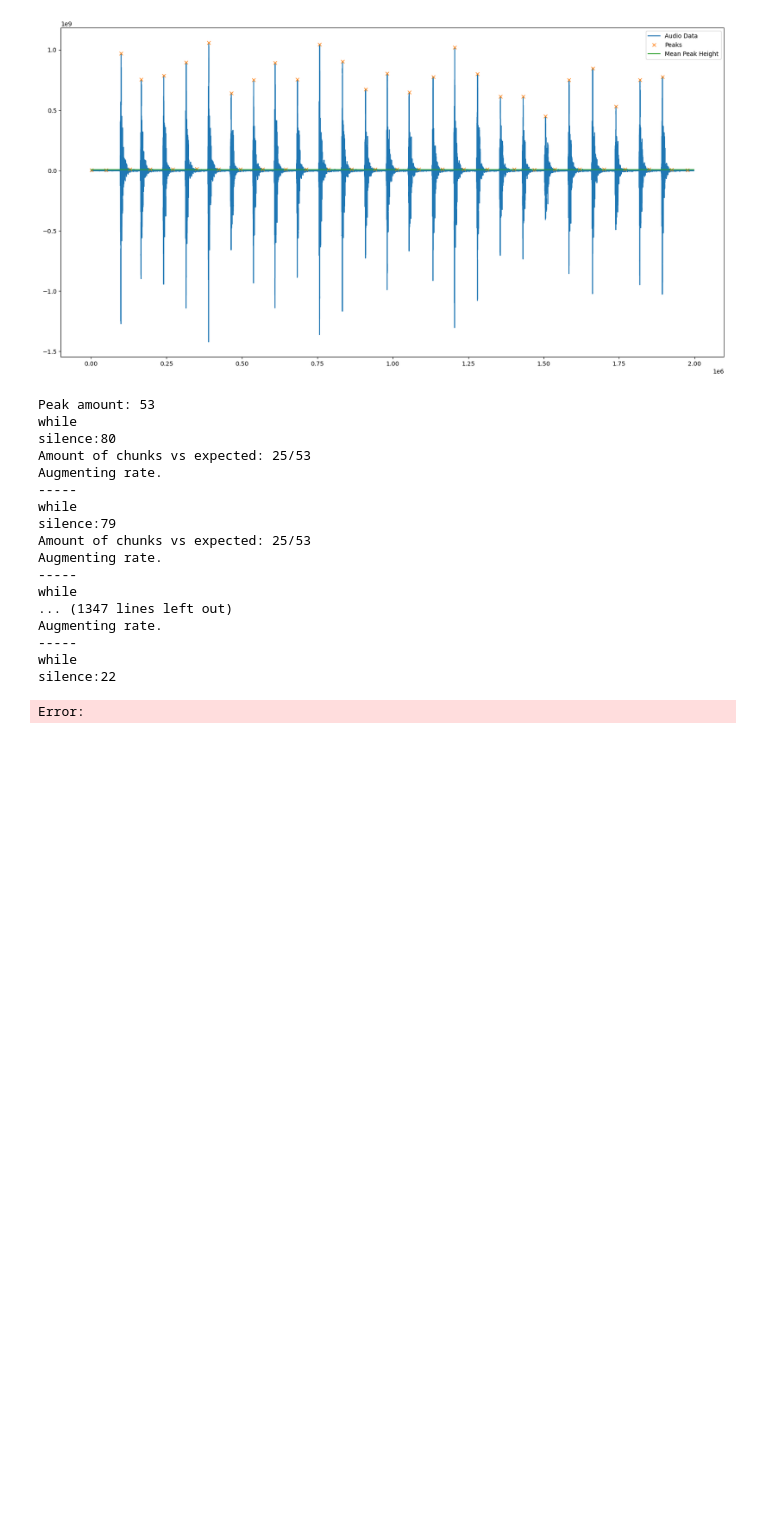
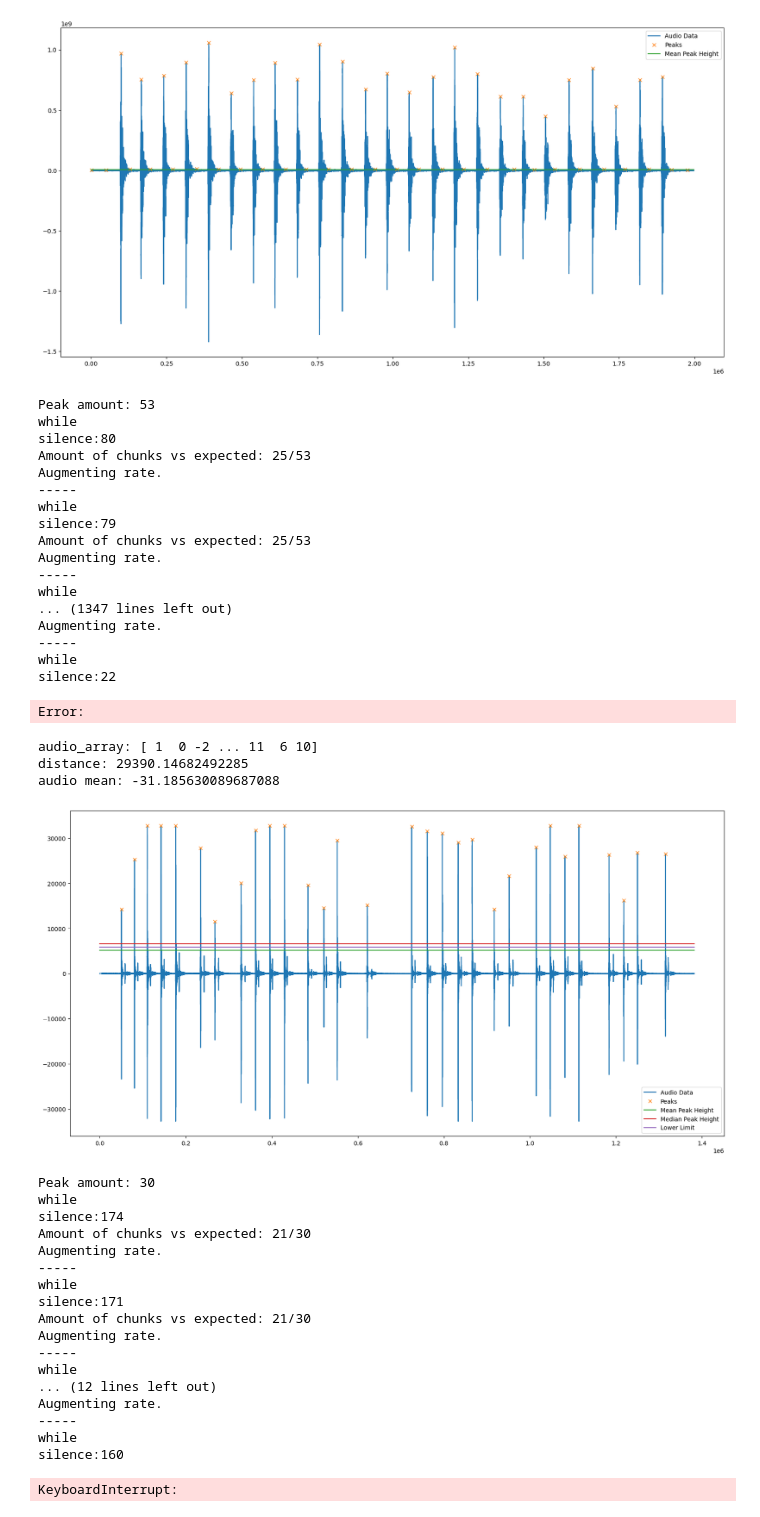
Before and after one commit to blondiedies/Binary-class, a Jupyter notebook: NoiseFilteringTest/NoiseFiltering.ipynb, the cells around one changed output. Saved outputs shown, nothing was run; the diff lists cells and outputs as text; code cells hidden in the pictures; blank space fills up the shorter version.

```diff
--- a/NoiseFilteringTest/NoiseFiltering.ipynb
+++ b/NoiseFilteringTest/NoiseFiltering.ipynb
@@ -654,3 +658,50 @@ Augmenting rate.
 while
 silence:22
 Error:
+# %%
+location="../MKA-dataset/"
+suffix="mac.wav"
+keyset='-+1234567890abcdefghijklmnopqrstuvwxyz'
+chunks_amount=[]
+
+for key in keyset:
+
+    #assign audio dir
+    location_audio=location+key+suffix
+
+    # Load audio file
+    audio_key = pydub.AudioSegment.from_file(location_audio)
+
+    # Split audio into chunks
+    _,chunk_amount=divide_into_chunks(audio_key)
+
+    # add to chunk list
+
+    chunks_amount.append(chunk_amount)
+
+# calculate average
+chunk_avg=np.average(chunks_amount)
+print(f'average amount of chunks: {chunk_avg}')
+# %% [output]
+audio_array: [ 1  0 -2 ... 11  6 10]
+distance: 29390.14682492285
+audio mean: -31.185630089687088
+[figure, added]
+Peak amount: 30
+while
+silence:174
+Amount of chunks vs expected: 21/30
+Augmenting rate.
+-----
+while
+silence:171
+Amount of chunks vs expected: 21/30
+Augmenting rate.
+-----
+while
+... (12 lines left out)
+Augmenting rate.
+-----
+while
+silence:160
+KeyboardInterrupt:
```
Also changed, not shown: parts of 5 cells of this notebook, 9 other files.
